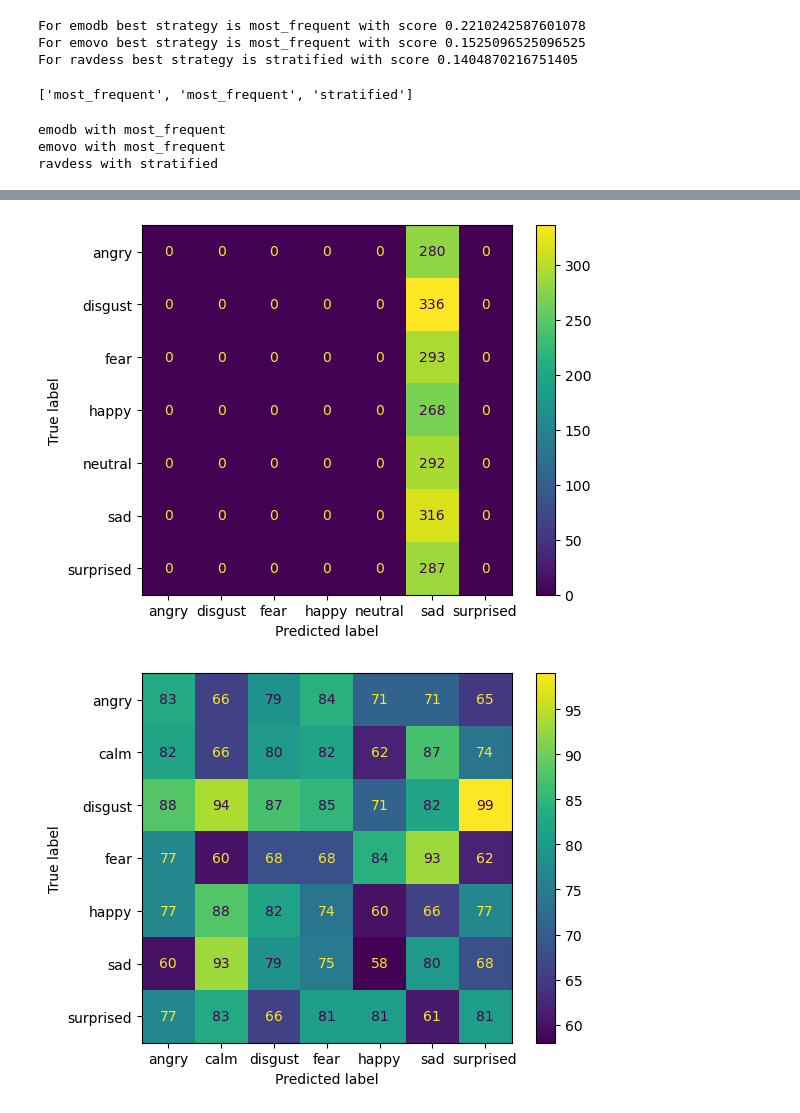
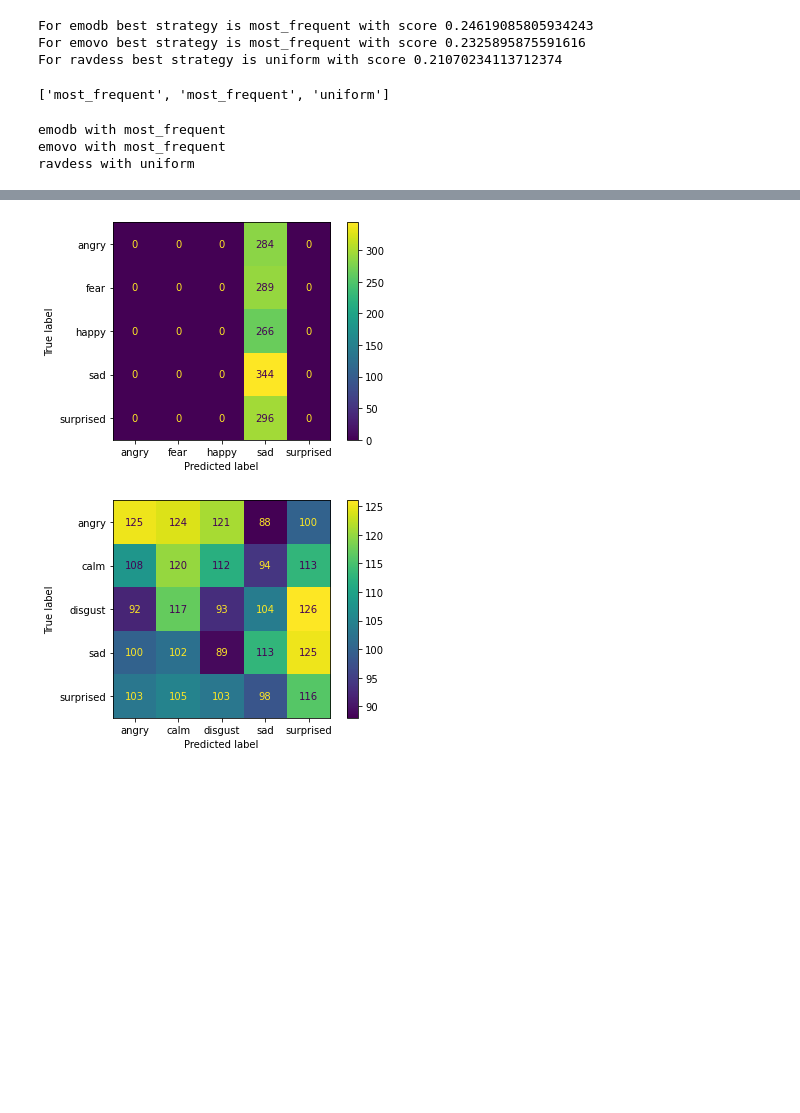
Before and after one commit to LIMUNIMI/thesis_adversarial_ml_audio, a Jupyter notebook: random_guess_dummy_classifier.ipynb, the cells around one changed output, grey strips where cells are left out. Drawn from its saved outputs; the diff is of its cells as text; code cells hidden in the pictures; blank space fills up the shorter version.

```diff
--- a/random_guess_dummy_classifier.ipynb
+++ b/random_guess_dummy_classifier.ipynb
@@ -11,7 +11,9 @@ ds = ['emodb', 'emovo', 'ravdess']
 # %%
 mtd_ls = {}
 for d in ds:
-    mtd_ls[d] = pd.read_csv(f"/datasets/nicolas_facchinetti/img_data/{d}_df.csv")
+    mtd_ls[d] = pd.read_csv(f"D:\\Scuola\\TesiMag\\thesis_adversarial_ml_audio\\processed_data//{d}/metadata_final.csv")
+
+    # pd.read_csv(f"/datasets/nicolas_facchinetti/img_data/{d}_df.csv")
 # %%
 mtd_ls[ds[0]]
 # %% [output]
@@ -66,16 +80,16 @@ random_state = 1997
 strategies = ['most_frequent', 'stratified', 'uniform', 'constant', 'prior']
 
 def dummy_scores(d):
-    y = d['Label']
-    X = d.drop('Label', axis = 1)
-    X = X.drop('Actor', axis = 1)
+    y = d['label']
+    X = d.drop('label', axis = 1)
+    X = X.drop('actor', axis = 1)
     X_train, X_test, y_train, y_test = train_test_split(X, y, test_size = 0.3, random_state = random_state)
 
 
     test_scores = []
     for s in strategies:
         if s =='constant':
-            dclf = DummyClassifier(strategy = s, random_state = random_state, constant ='happy')
+            dclf = DummyClassifier(strategy = s, random_state = random_state, constant ='angry')
         else:
             dclf = DummyClassifier(strategy = s, random_state = random_state)
         dclf.fit(X_train, y_train)
@@ -108,26 +122,26 @@ for d in ds:
     best_strategies.append(strategies[max_index])
     print(f'For {d} best strategy is {strategies[max_index]} with score {max_value}')
 # %% [output]
-For emodb best strategy is most_frequent with score 0.2210242587601078
-For emovo best strategy is most_frequent with score 0.1525096525096525
-For ravdess best strategy is stratified with score 0.1404870216751405
+For emodb best strategy is most_frequent with score 0.24619085805934243
+For emovo best strategy is most_frequent with score 0.2325895875591616
+For ravdess best strategy is uniform with score 0.21070234113712374
 # %%
 best_strategies
 # %% [output]
-['most_frequent', 'most_frequent', 'stratified']
+['most_frequent', 'most_frequent', 'uniform']
 # %%
 from sklearn.metrics import confusion_matrix, ConfusionMatrixDisplay
 
 for st, d in zip(best_strategies, mtd_ls):
     print(f'{d} with {st}')
     ds = mtd_ls[d]
-    y = ds['Label']
-    X = ds.drop('Label', axis = 1)
-    X = X.drop('Actor', axis = 1)
+    y = ds['label']
+    X = ds.drop('label', axis = 1)
+    X = X.drop('actor', axis = 1)
     X_train, X_test, y_train, y_test = train_test_split(X, y, test_size = 0.3, random_state = random_state)
 
     if st =='constant':
-        dclf = DummyClassifier(strategy = st, random_state = random_state, constant ='happy')
+        dclf = DummyClassifier(strategy = st, random_state = random_state, constant ='angry')
     else:
         dclf = DummyClassifier(strategy = st, random_state = random_state)
 
@@ -140,4 +154,4 @@ for st, d in zip(best_strategies, mtd_ls):
 # %% [output]
 emodb with most_frequent
 emovo with most_frequent
-ravdess with stratified
+ravdess with uniform
@@ -145,2 +159,2 @@ ravdess with stratified
-[figure, old version]
+[figure, new version]
-[figure, old version]
+[figure, new version]
```
Also changed, not shown: parts of 8 cells of this notebook, 5 other files.
